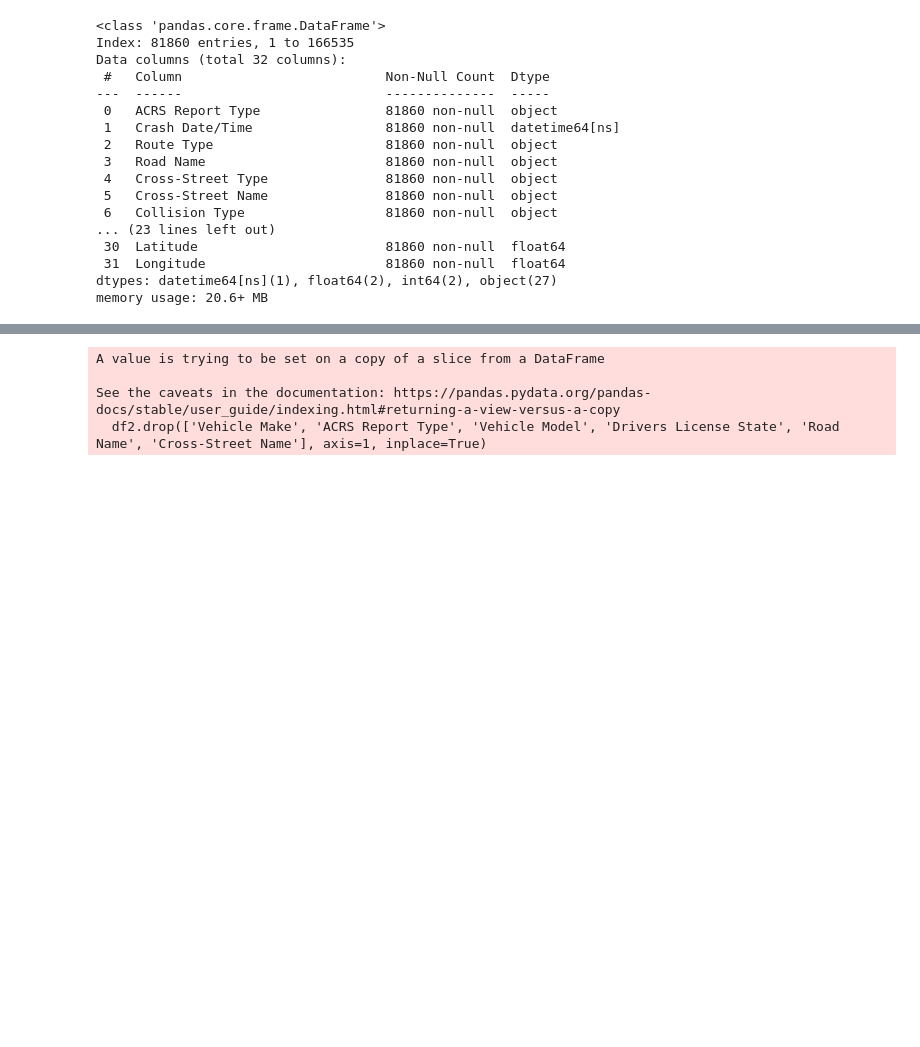
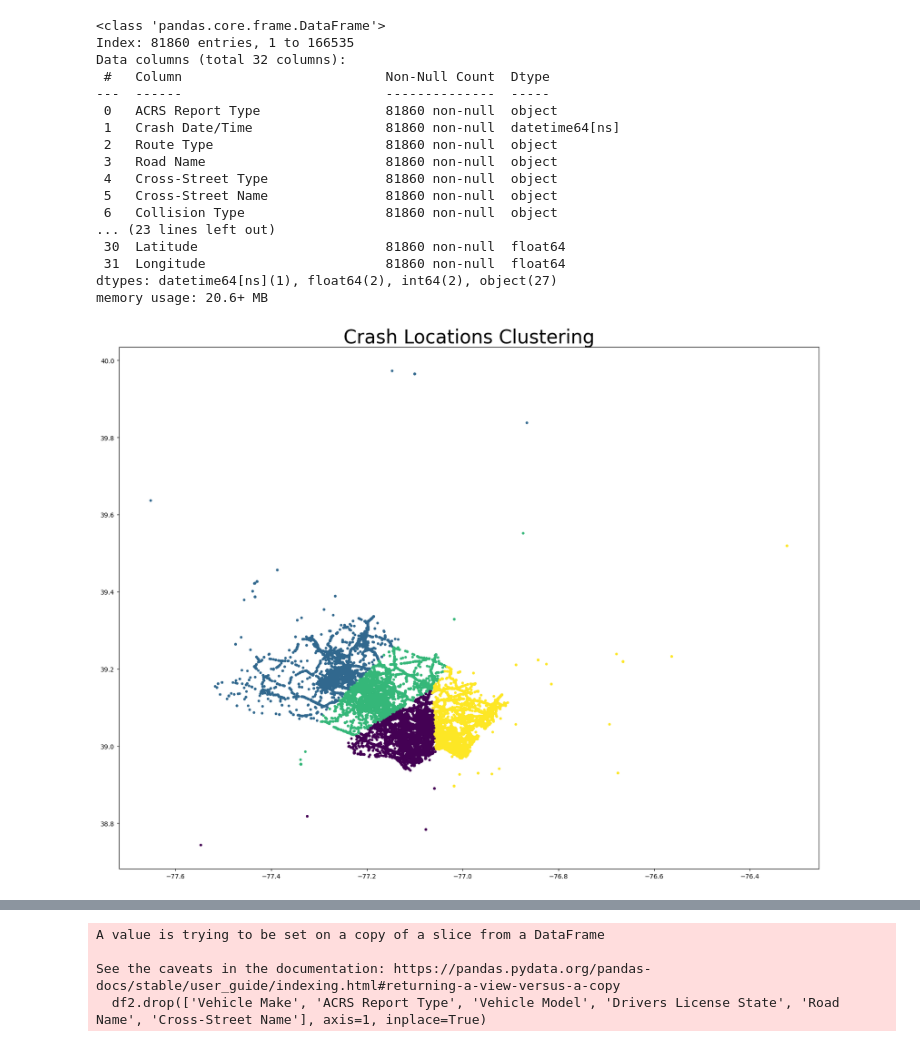
Before and after one commit to tiger7789/Crash-Severity-Prediction, a Jupyter notebook: Adbul/Crash_Project.ipynb, the cells around one changed output, grey strips where cells are left out. Drawn from its saved outputs; the diff is of its cells as text; code cells hidden in the pictures; blank space fills up the shorter version.

```diff
--- a/Adbul/Crash_Project.ipynb
+++ b/Adbul/Crash_Project.ipynb
@@ -366,3 +373,12 @@ Data columns (total 32 columns):
  31  Longitude                       81860 non-null  float64
 dtypes: datetime64[ns](1), float64(2), int64(2), object(27)
 memory usage: 20.6+ MB
+# %%
+model=KMeans(n_clusters=4)
+model.fit(df2[['Longitude','Latitude']])
+clusters=model.predict(df2[['Longitude','Latitude']])
+plt.figure(figsize=(20, 15))
+plt.scatter(df2['Longitude'],df2['Latitude'],c=clusters,s=10,cmap='viridis')
+plt.title('Crash Locations Clustering',fontsize=30);
+# %% [output]
+[figure, added]
```
Also changed, not shown: parts of 28 cells of this notebook.
